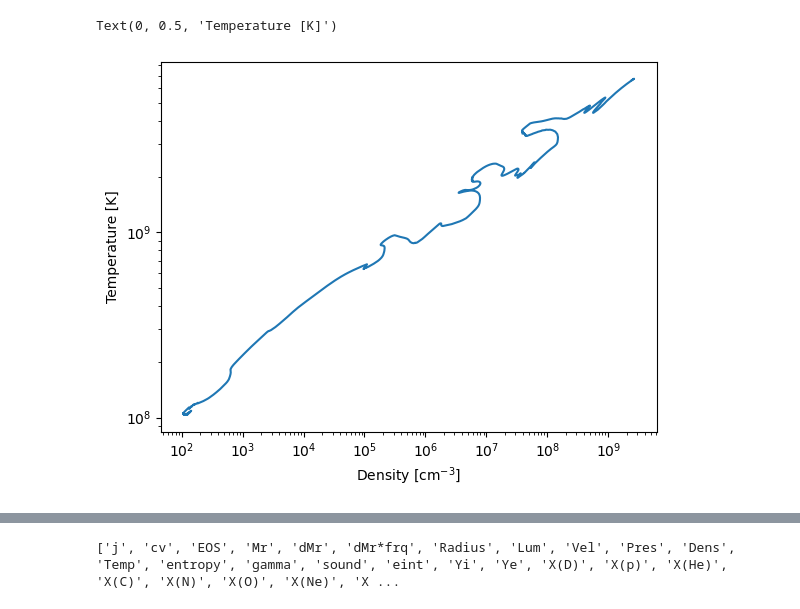
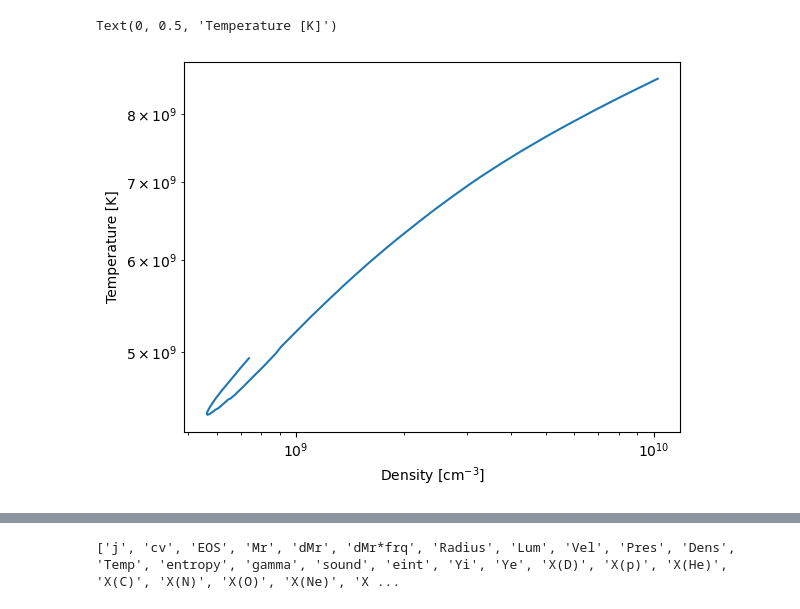
Before and after one commit to Tan-0321/HOSHI_WorkFlow, a Jupyter notebook: examples/example_hoshi_reader.ipynb, the cells around one changed output, grey strips where cells are left out. Drawn from its saved outputs; the diff is of its cells as text; code cells hidden in the pictures.

```diff
--- a/examples/example_hoshi_reader.ipynb
+++ b/examples/example_hoshi_reader.ipynb
@@ -38,2 +21,5 @@ history.list_runs()
 # %%
-df = history.read_run()
+# use 1-based index, here the 9th run is the last run
+df = history.read_run(run_index=9)
+
+print(df)
@@ -60,9 +44,13 @@ print(df)
 # %%
-plt.plot(df.dens_c, df.temp_c)
+# use df.COLUMN_NAME to access columns directly
+den_c = df.dens_c
+tmp_c = df.temp_c
+
+plt.plot(den_c, tmp_c,)
 plt.xscale("log")
 plt.yscale("log")
 plt.xlabel("Density [cm$^{-3}$]")
 plt.ylabel("Temperature [K]")
 # %% [output]
 Text(0, 0.5, 'Temperature [K]')
-[figure, old version]
+[figure, new version]
```
Also changed, not shown: parts of 8 cells of this notebook, 5 other files.
